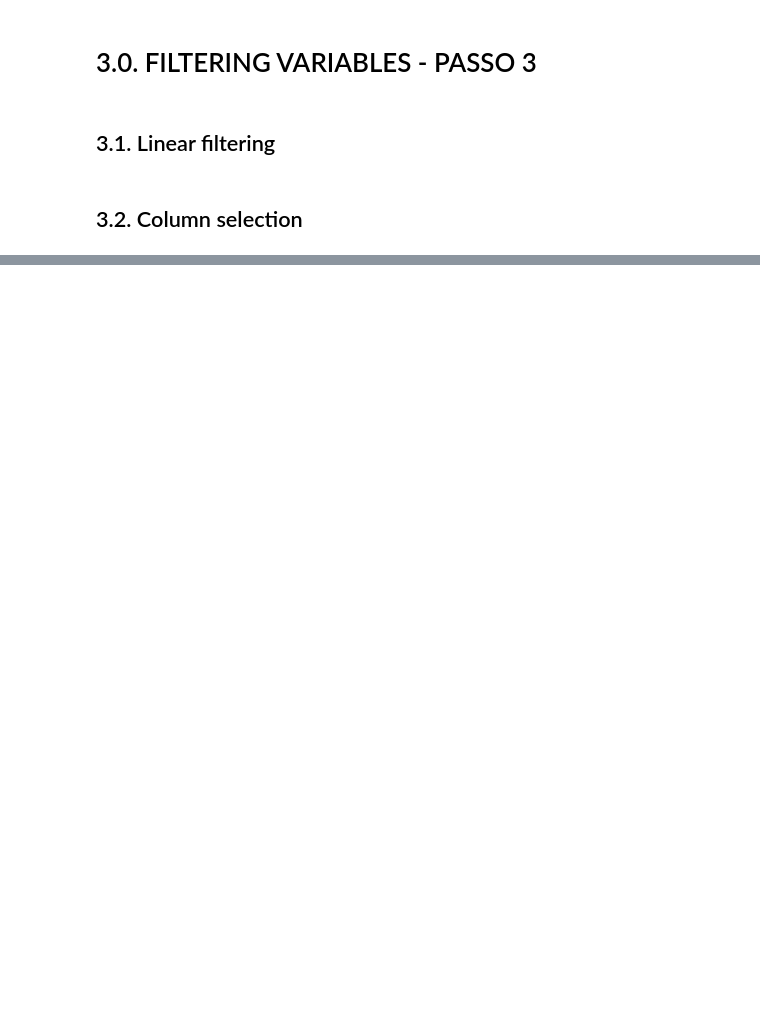
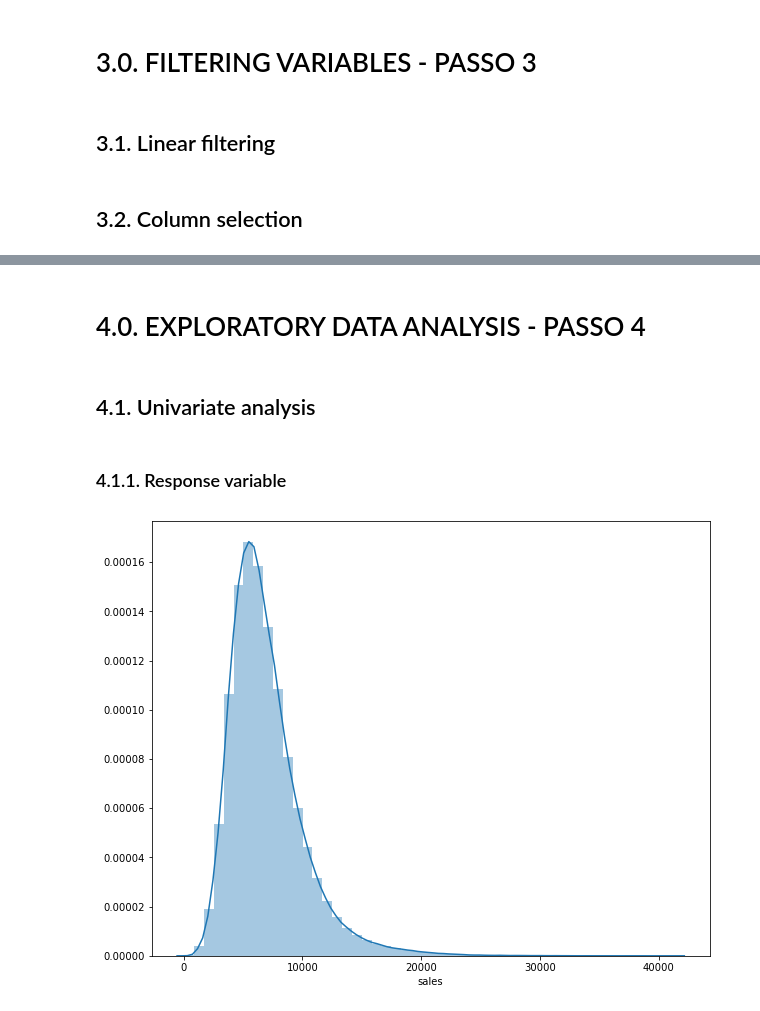
Before and after one commit to pblcarvalho/house, a Jupyter notebook: my_project_rossmann_store_sales_prediction.ipynb, the cells around one changed output, grey strips where cells are left out. Drawn from its saved outputs; the diff is of its cells as text; code cells hidden in the pictures; blank space fills up the shorter version.

Commit message:
initial analysis bivariables

```diff
--- a/my_project_rossmann_store_sales_prediction.ipynb
+++ b/my_project_rossmann_store_sales_prediction.ipynb
@@ -384,0 +447,13 @@ df3 = df3.drop(cols_drop, axis=1)
+# %% [markdown]
+# 4.0. EXPLORATORY DATA ANALYSIS - PASSO 4
+# %%
+df4 =df3.copy()
+# %% [markdown]
+## 4.1. Univariate analysis
+# %% [markdown]
+### 4.1.1. Response variable
+# %%
+f, axes = plt.subplots(1, 1, figsize=(10, 8), sharex=False)
+sns.distplot(df4['sales']);
+# %% [output]
+[figure, added]
```
Also changed, not shown: parts of 14 cells of this notebook.
